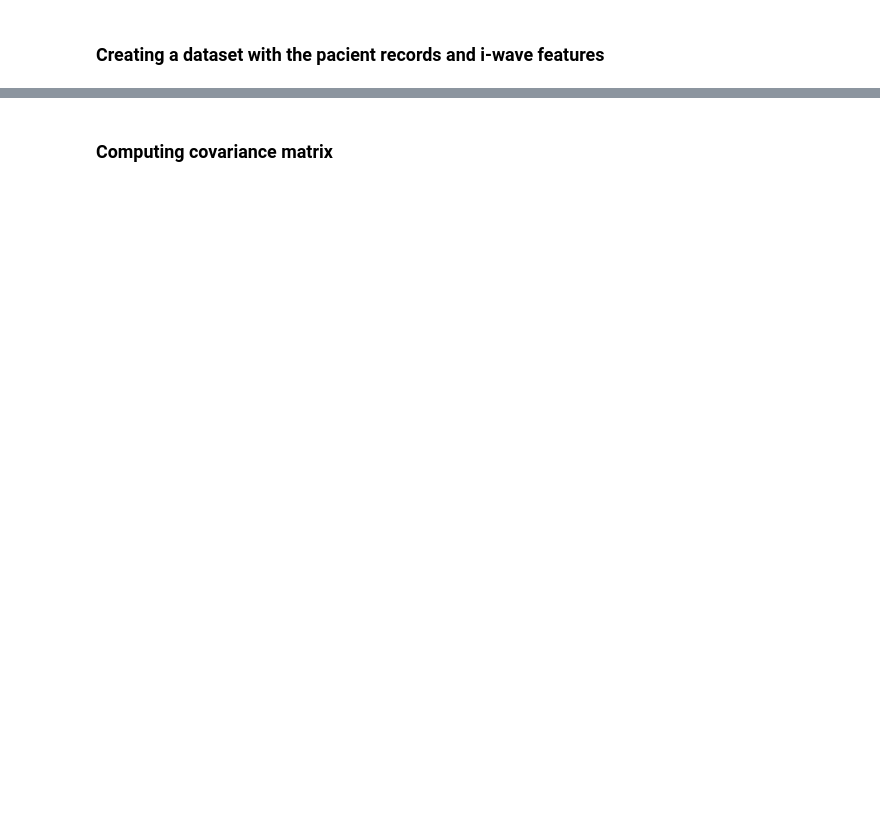
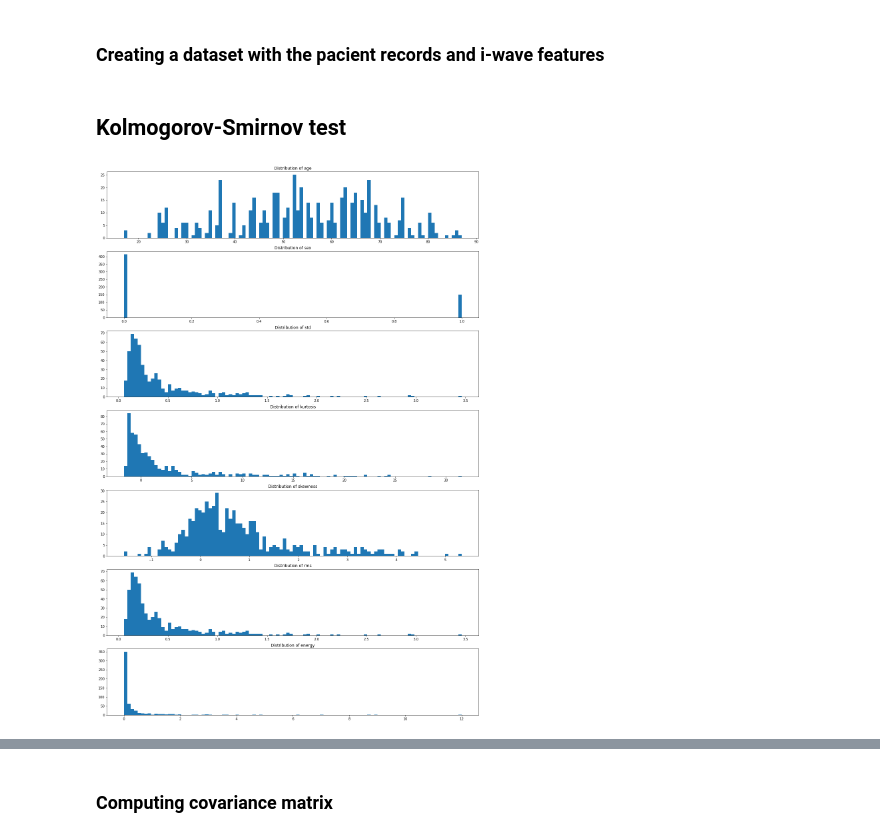
Before and after one commit to paulilioaica/cppsms, a Jupyter notebook: ECG Analysis.ipynb, the cells around one changed output, grey strips where cells are left out. Saved outputs shown, nothing was run; the diff lists cells and outputs as text; code cells hidden in the pictures; blank space fills up the shorter version.

```diff
--- a/ECG Analysis.ipynb
+++ b/ECG Analysis.ipynb
@@ -41,16 +48,34 @@ for figx in ax:
 ### Creating a dataset with the pacient records and i-wave features
 # %%
 from scipy.stats import kurtosis, skew
+
 dataset = []
+labels = []
 sex_dict = {"male":0,
            "female":1}
 disease_dict = {problem:i for i, problem in enumerate(unique_problems)}
+disease_code_dict = {value:key for key, value in disease_dict.items()}
 for pacient in pacients:
-    std = pacient["signals"][:,0].std()
-    krt = kurtosis(pacient["signals"][:,0])
-    skw = skew(pacient["signals"][:,0])
-    rms = math.sqrt(sum(pacient["signals"][:,0]**2)/len(pacient["signals"][:,0]))
-    energy = np.sum(np.abs(pacient["signals"][:,0]**2)/ len(pacient["signals"][:,0]))
-    pacient_entry = [pacient["age"], sex_dict[pacient['sex']], std, krt, skw, rms, energy, disease_dict[pacient['diagnostic']]]
-    dataset.append(pacient_entry)
-dataset = np.array(dataset).T
+    if pacient['diagnostic'] in accepted_diseases:
+        std = pacient["signals"][:,0].std()
+        krt = kurtosis(pacient["signals"][:,0])
+        skw = skew(pacient["signals"][:,0])
+        rms = math.sqrt(sum(pacient["signals"][:,0]**2)/len(pacient["signals"][:,0]))
+        energy = np.sum(np.abs(pacient["signals"][:,0]**2)/ len(pacient["signals"][:,0]))
+        pacient_entry = [pacient["age"], sex_dict[pacient['sex']], std, krt, skw, rms, energy]
+        dataset.append(pacient_entry)
+        labels.append(accepted_diseases[pacient['diagnostic']])
+dataset = np.array(dataset)
+labels = np.array(labels)
+# %% [markdown]
+## Kolmogorov-Smirnov test
+# %%
+features = ["age","sex","std", "kurtosis", "skewness", "rms", "energy"]
+fig, ax = plt.subplots(7, figsize=(20,30))
+i = 0
+for figx in ax:
+        figx.hist(dataset[:,i], bins=100)
+        figx.set_title(f"Distribution of {features[i]}")
+        i += 1
+# %% [output]
+[figure, added]
```
Also changed, not shown: parts of 24 cells of this notebook.
